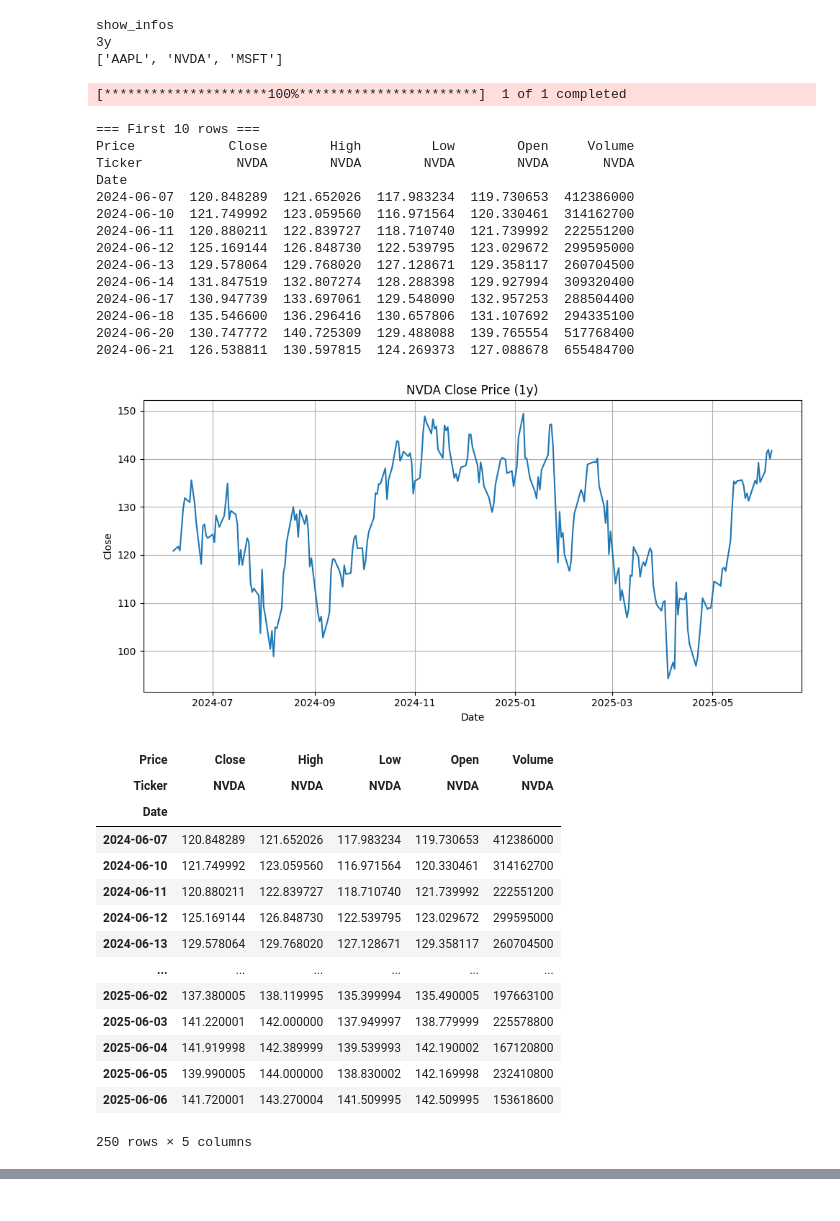
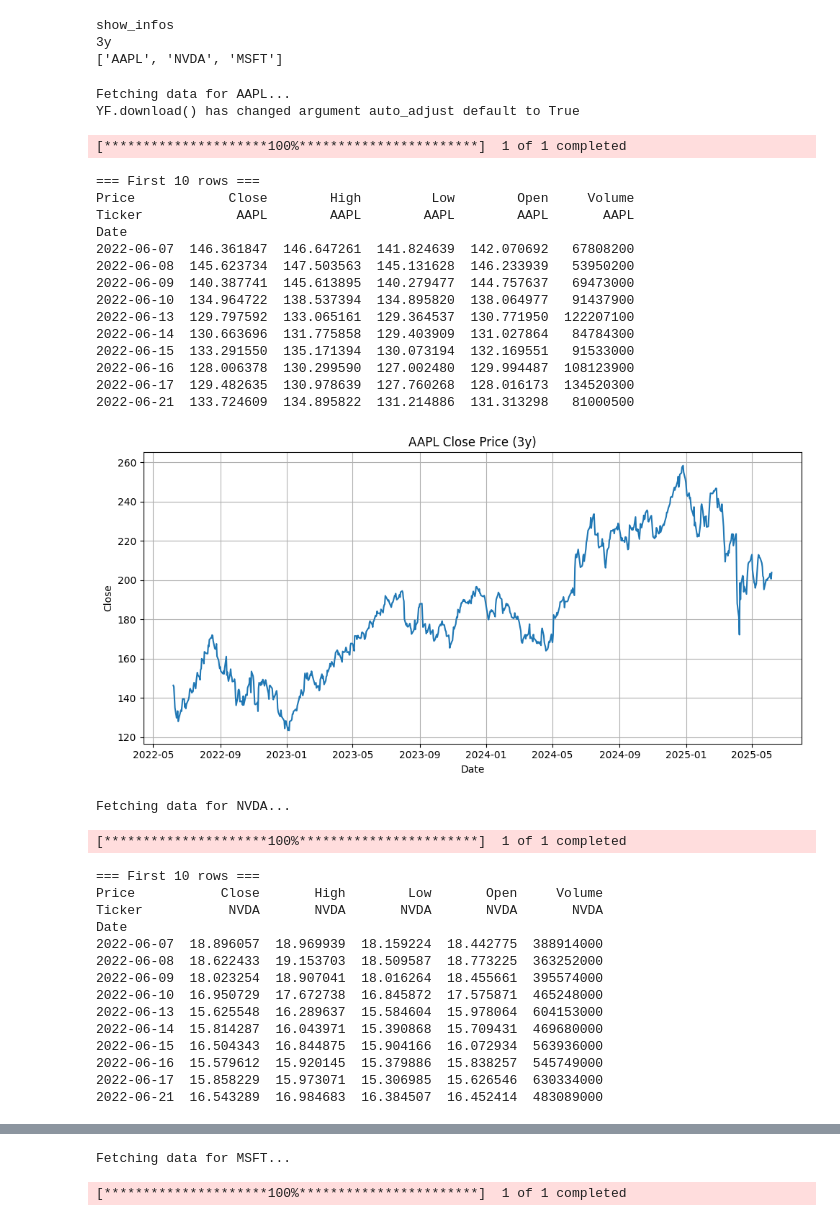
Before and after one commit to AGRedQ/Finance_Fian, a Jupyter notebook: simple_working_pipeline.ipynb, the cells around one changed output, grey strips where cells are left out. Cells and saved outputs as stored; diff of their text form; code cells hidden in the pictures.

```diff
--- a/simple_working_pipeline.ipynb
+++ b/simple_working_pipeline.ipynb
@@ -20,3 +20,6 @@ First, for good measure, I will train the model first (train it once and give ou
 P.S: If you are seeing model and such, means that the part is under developement
 
 Second, I will use the model to predict what's the user's intent
+# %%
+import spacy
+nlp = spacy.load("en_curated_transformer")
@@ -151,62 +160,71 @@ def display_stock(df, n_rows: int = 10):
     # print("\n=== Descriptive Statistics ===")
     # print(df.describe().round(2).to_string())
 
 def line_graph(df, field: str = "Close", title: str = None):
 
     plt.figure(figsize=(10, 5))
     plt.plot(df.index, df[field])
     plt.xlabel("Date")
     plt.ylabel(field)
     plt.title(title or f"{field} Price Over Time")
     plt.grid(True)
     plt.tight_layout()
     plt.show()
 
-
 ## == == == -- -- -- Main Execute Function -- -- -- == == == ##
 
 def show_infos(ticker: str, period: str = "1y", visual: bool = True):
 
     # 1) Fetch the data
     df = extract_data_yf(ticker, period)
 
     # 2) Print a table summary
     display_stock(df)
 
     # 3) Plot if requested
     if visual:
         line_graph(df, title=f"{ticker.upper()} Close Price ({period})")
 
     return df
+
+
+
+if intent == "show_infos":
+    for ticker in tickers:
+        print(f"Fetching data for {ticker}...")
+        df = show_infos(ticker, period)
 # %% [output]
-[*********************100%***********************]  1 of 1 completed
+Fetching data for AAPL...
+YF.download() has changed argument auto_adjust default to True
-=== First 10 rows ===
-Price            Close        High         Low        Open     Volume
-Ticker            NVDA        NVDA        NVDA        NVDA       NVDA
-Date
-2024-06-07  120.848289  121.652026  117.983234  119.730653  412386000
-2024-06-10  121.749992  123.059560  116.971564  120.330461  314162700
-2024-06-11  120.880211  122.839727  118.710740  121.739992  222551200
-2024-06-12  125.169144  126.848730  122.539795  123.029672  299595000
-2024-06-13  129.578064  129.768020  127.128671  129.358117  260704500
-2024-06-14  131.847519  132.807274  128.288398  129.927994  309320400
-2024-06-17  130.947739  133.697061  129.548090  132.957253  288504400
-2024-06-18  135.546600  136.296416  130.657806  131.107692  294335100
-2024-06-20  130.747772  140.725309  129.488088  139.765554  517768400
-2024-06-21  126.538811  130.597815  124.269373  127.088678  655484700
+[*********************100%***********************]  1 of 1 completed
+=== First 10 rows ===
+Price            Close        High         Low        Open     Volume
+Ticker            AAPL        AAPL        AAPL        AAPL       AAPL
+Date
+2022-06-07  146.361847  146.647261  141.824639  142.070692   67808200
+2022-06-08  145.623734  147.503563  145.131628  146.233939   53950200
+2022-06-09  140.387741  145.613895  140.279477  144.757637   69473000
+2022-06-10  134.964722  138.537394  134.895820  138.064977   91437900
+2022-06-13  129.797592  133.065161  129.364537  130.771950  122207100
+2022-06-14  130.663696  131.775858  129.403909  131.027864   84784300
+2022-06-15  133.291550  135.171394  130.073194  132.169551   91533000
+2022-06-16  128.006378  130.299590  127.002480  129.994487  108123900
+2022-06-17  129.482635  130.978639  127.760268  128.016173  134520300
+2022-06-21  133.724609  134.895822  131.214886  131.313298   81000500
-[figure, old version]
+[figure, new version]
-| Price | Close | High | Low | Open | Volume |
-| Ticker | NVDA | NVDA | NVDA | NVDA | NVDA |
-| Date |  |  |  |  |  |
-| 2024-06-07 | 120.848289 | 121.652026 | 117.983234 | 119.730653 | 412386000 |
-| 2024-06-10 | 121.749992 | 123.059560 | 116.971564 | 120.330461 | 314162700 |
-| 2024-06-11 | 120.880211 | 122.839727 | 118.710740 | 121.739992 | 222551200 |
-| 2024-06-12 | 125.169144 | 126.848730 | 122.539795 | 123.029672 | 299595000 |
-| 2024-06-13 | 129.578064 | 129.768020 | 127.128671 | 129.358117 | 260704500 |
-| ... | ... | ... | ... | ... | ... |
-| 2025-06-02 | 137.380005 | 138.119995 | 135.399994 | 135.490005 | 197663100 |
-| 2025-06-03 | 141.220001 | 142.000000 | 137.949997 | 138.779999 | 225578800 |
-| 2025-06-04 | 141.919998 | 142.389999 | 139.539993 | 142.190002 | 167120800 |
-| 2025-06-05 | 139.990005 | 144.000000 | 138.830002 | 142.169998 | 232410800 |
-| 2025-06-06 | 141.720001 | 143.270004 | 141.509995 | 142.509995 | 153618600 |
-250 rows × 5 columns
+Fetching data for NVDA...
+[*********************100%***********************]  1 of 1 completed
+=== First 10 rows ===
+Price           Close       High        Low       Open     Volume
+Ticker           NVDA       NVDA       NVDA       NVDA       NVDA
+Date
+2022-06-07  18.896057  18.969939  18.159224  18.442775  388914000
+2022-06-08  18.622433  19.153703  18.509587  18.773225  363252000
+2022-06-09  18.023254  18.907041  18.016264  18.455661  395574000
+2022-06-10  16.950729  17.672738  16.845872  17.575871  465248000
+2022-06-13  15.625548  16.289637  15.584604  15.978064  604153000
+2022-06-14  15.814287  16.043971  15.390868  15.709431  469680000
+2022-06-15  16.504343  16.844875  15.904166  16.072934  563936000
+2022-06-16  15.579612  15.920145  15.379886  15.838257  545749000
+2022-06-17  15.858229  15.973071  15.306985  15.626546  630334000
+2022-06-21  16.543289  16.984683  16.384507  16.452414  483089000
@@ -212,0 +232,2 @@ Date
+Fetching data for MSFT...
+[*********************100%***********************]  1 of 1 completed
```
Also changed, not shown: parts of 7 cells of this notebook.
